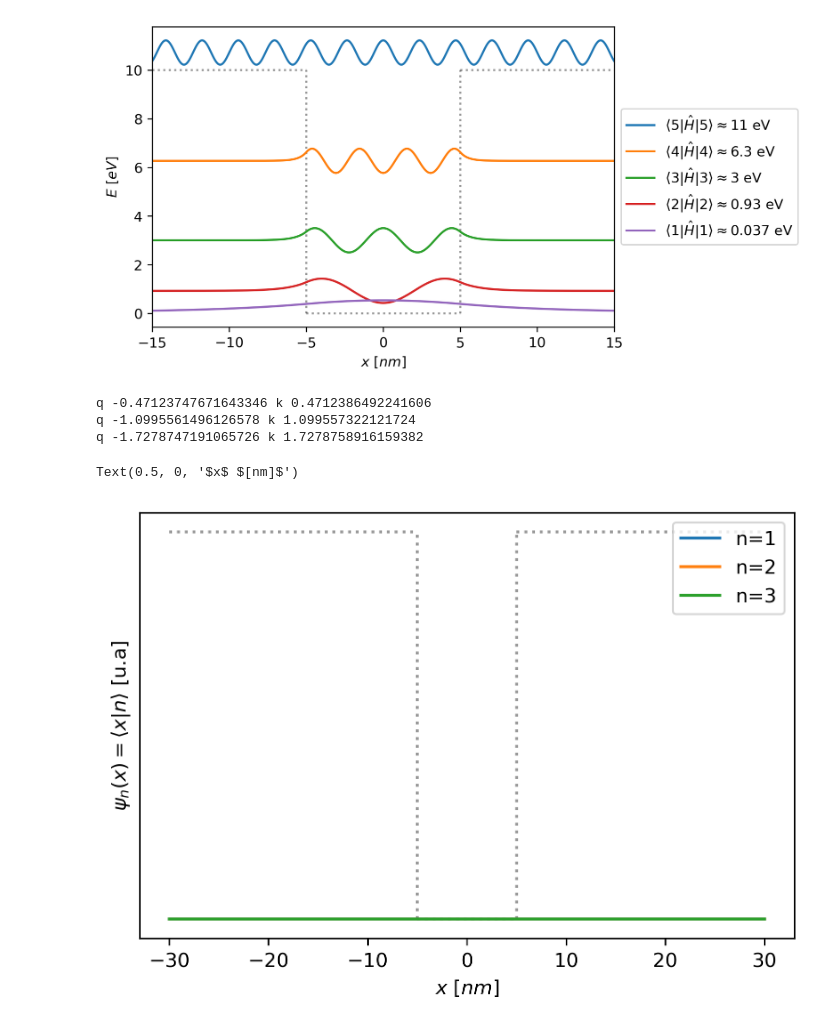
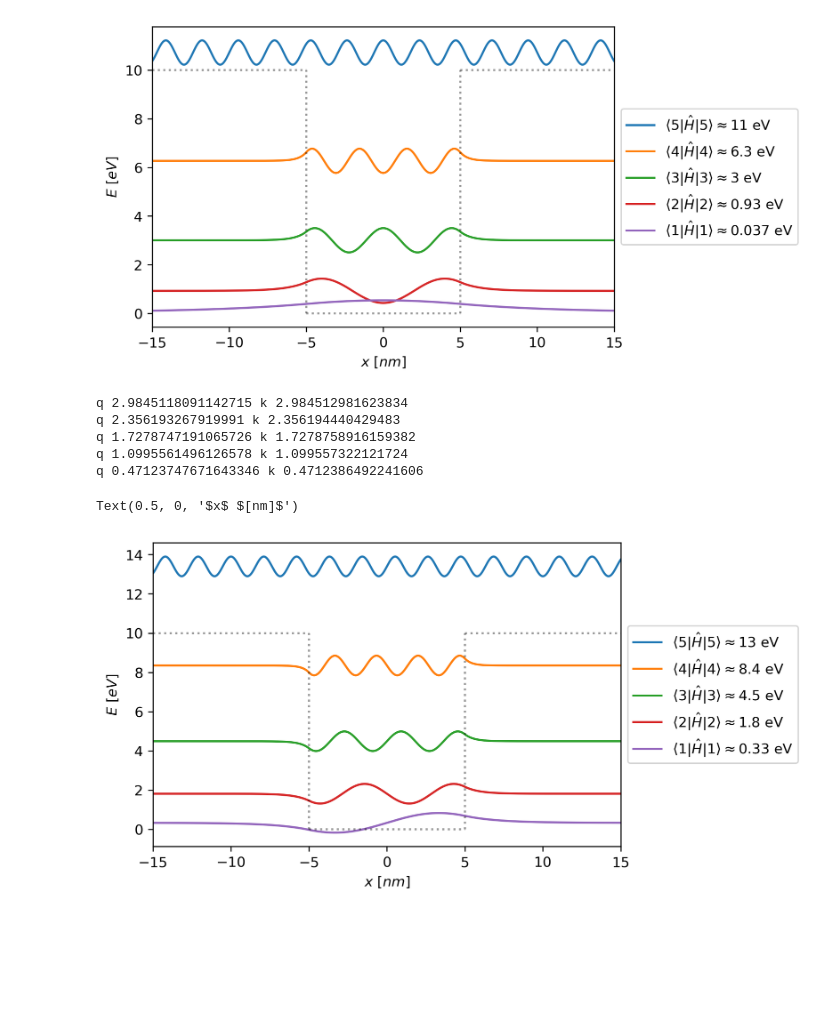
Before and after one commit to davidalejandromiranda/QuantumMechanics, a Jupyter notebook: notebooks/es_PozoPotencialFinito.ipynb, the cells around one changed output. Drawn from its saved outputs; the diff is of its cells as text; code cells hidden in the pictures; blank space fills up the shorter version.

```diff
--- a/notebooks/es_PozoPotencialFinito.ipynb
+++ b/notebooks/es_PozoPotencialFinito.ipynb
@@ -42,7 +42,7 @@ def well_wavenumbers(well_width, Uo, N=10, wavefunction_type='even'):
 def wavefunction_amplitudes(wave_number, well_width, Uo, wavefunction_type='even'):
     k = wave_number
     a = well_width
-    q = k * np.tan(k * a / 2) if wavefunction_type == 'even' else k / np.tan(k * a / 2)
+    q = k * np.tan(k * a / 2) if wavefunction_type == 'even' else - k / np.tan(k * a / 2)
     print('q', q, 'k', k)
     fun = np.sin
     f1 = np.exp(-q*a/2)
@@ -132,31 +132,37 @@ q 0.15707771373670726 k 0.1570788862365645
 Text(0.5, 0, '$x$ $[nm]$')
 [figure]
 # %%
-x = np.linspace(-3*a, 3*a, 2000)
+x = np.linspace(-1.5*a, 1.5*a, 2000)
 plt.figure(dpi=300)
-for n in [1, 2, 3]:
+ψ_max = 0
+for n in [5, 4, 3, 2, 1]:
     ψ, k = wavefunction(
         x,
         n,
         a,
         Uo,
         wavefunction_type='odd')
-    plt.plot(x, ψ, label='n=%d' % (n))
-plt.vlines([-a/2, a/2], 0, 1.1*ψ_max, colors='k', linestyles='dotted', alpha=0.4)
+    E = hbar**2 * k**2 / (2 * m)
+    if max(ψ) > ψ_max:
+        ψ_max = max(ψ)
+    plt.plot(x, E + ψ/max(2*ψ), label=r'$\langle %d | \hat{H} | %d \rangle \approx %0.2g$ eV' % (n, n, E))
+plt.vlines([-a/2, a/2], 0, Uo, colors='k', linestyles='dotted', alpha=0.4)
 plt.hlines(0, -a/2, a/2, colors='k', linestyles='dotted', alpha=0.4)
-plt.hlines(1.1*ψ_max, a/2, max(x), colors='k', linestyles='dotted', alpha=0.4)
-plt.hlines(1.1*ψ_max, min(x),-a/2, colors='k', linestyles='dotted', alpha=0.4)
+plt.hlines(Uo, a/2, max(x), colors='k', linestyles='dotted', alpha=0.4)
+plt.hlines(Uo, min(x),-a/2, colors='k', linestyles='dotted', alpha=0.4)
 
-plt.legend()
-plt.yticks([])
-plt.ylabel(r'$\psi_n(x) = \langle x | n \rangle $ [u.a]')
+plt.xlim(min(x), max(x))
+plt.legend(bbox_to_anchor=(1, 0.5), loc='center left')
+plt.ylabel(r'$E$ $[eV]$')
 plt.xlabel(r'$x$ $[nm]$')
 # %% [output]
-q -0.47123747671643346 k 0.4712386492241606
-q -1.0995561496126578 k 1.099557322121724
-q -1.7278747191065726 k 1.7278758916159382
+q 2.9845118091142715 k 2.984512981623834
+q 2.356193267919991 k 2.356194440429483
+q 1.7278747191065726 k 1.7278758916159382
+q 1.0995561496126578 k 1.099557322121724
+q 0.47123747671643346 k 0.4712386492241606
 Text(0.5, 0, '$x$ $[nm]$')
-[figure, old version]
+[figure, new version]
 # %% [markdown]
 ## 5. Preguntas de autoexplicación
 
```
Also changed, not shown: parts of 1 cell of this notebook.
